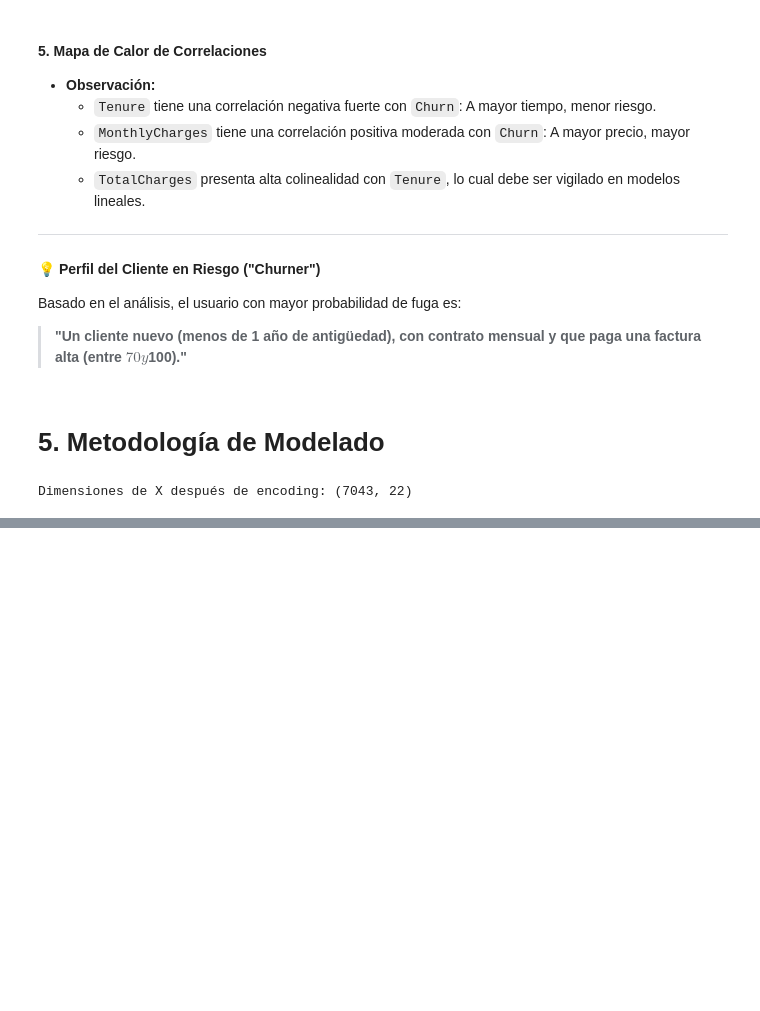
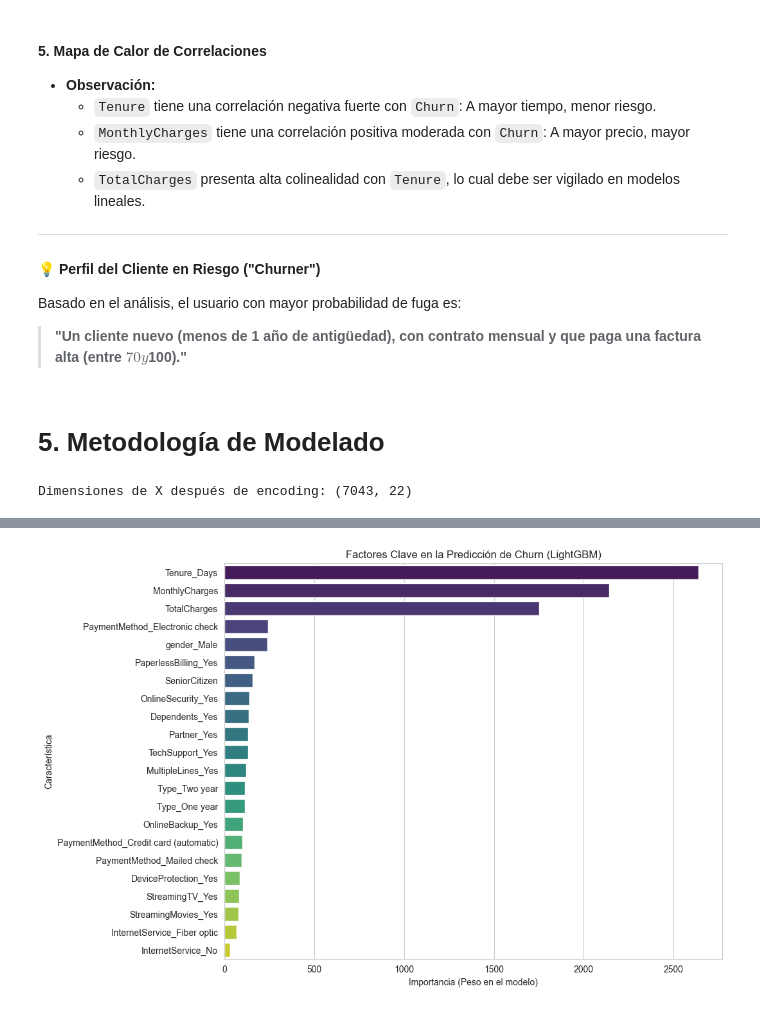
Before and after one commit to Juanhv24/Telecom, a Jupyter notebook: Notebooks/telecom.ipynb, the cells around one changed output, grey strips where cells are left out. Cells and saved outputs as stored; diff of their text form; code cells hidden in the pictures; blank space fills up the shorter version.

```diff
--- a/Notebooks/telecom.ipynb
+++ b/Notebooks/telecom.ipynb
@@ -177,6 +177,17 @@ df_merged['TotalCharges'] = pd.to_numeric(df_merged['TotalCharges'], errors='coe
 # Imputamos los nulos (Clientes nuevos con tenure 0) con 0
 df_merged['TotalCharges'] = df_merged['TotalCharges'].fillna(0)
 
+# C) Limpieza de espacios en blanco
+
+# 1. Limpiar encabezados de columnas (headers)
+df_merged.columns = df_merged.columns.str.replace(' ', '_')
+
+# 2. Limpiar valores internos de las categorías
+cols_objeto = df_merged.select_dtypes(include=['object']).columns
+
+for col in cols_objeto:
+    if col not in ['customerID', 'BeginDate', 'EndDate']:
+        df_merged[col] = df_merged[col].str.replace(' ', '_')
 # ---------------------------------------------------------
 # 4. FEATURE ENGINEERING (Ingeniería de Características)
 # ---------------------------------------------------------
@@ -367,0 +479,19 @@ Dimensiones de X después de encoding: (7043, 22)
+# %%
+# 1. Importancia del mejor modelo (LightGBM)
+feature_imp = pd.DataFrame({
+    'Feature': X_train.columns,
+    'Value': best_model.feature_importances_
+})
+
+# 2. Ordenar de mayor a menor importancia
+feature_imp = feature_imp.sort_values(by='Value', ascending=False)
+
+# 3. Gráficas
+plt.figure(figsize=(10, 8))
+sns.barplot(x='Value', y='Feature', data=feature_imp, palette='viridis')
+plt.title('Factores Clave en la Predicción de Churn (LightGBM)')
+plt.xlabel('Importancia (Peso en el modelo)')
+plt.ylabel('Característica')
+plt.show()
+# %% [output]
+[figure, added]
```
Also changed, not shown: parts of 4 cells of this notebook.
